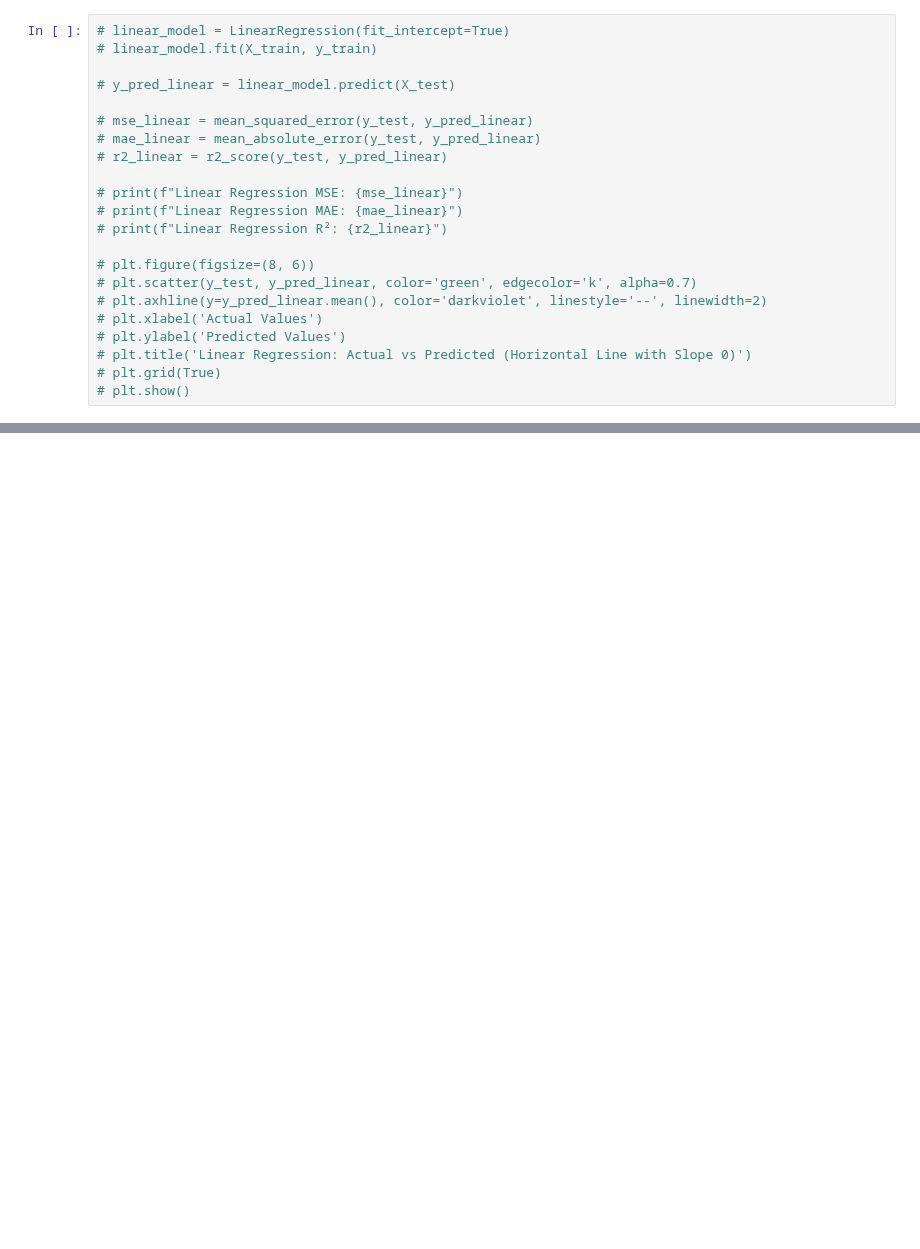
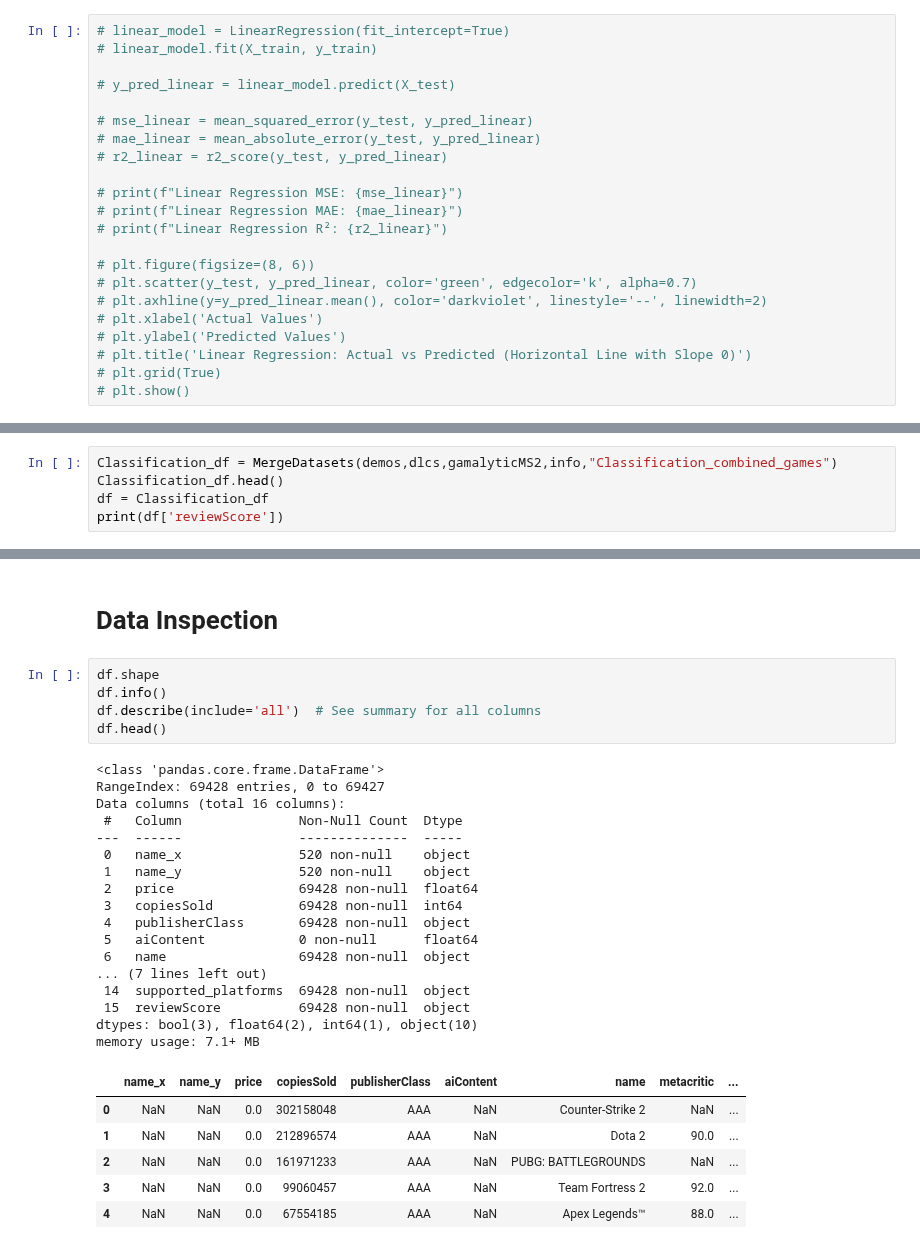
Before and after one commit to ahany42/SteamGamesPredictions, a Jupyter notebook: steam-games.ipynb, the cells around one changed output, grey strips where cells are left out. Saved outputs shown, nothing was run; the diff lists cells and outputs as text; blank space fills up the shorter version.

Commit message:
78.5% Classification Accuracy

```diff
--- a/steam-games.ipynb
+++ b/steam-games.ipynb
@@ -1276,0 +1102,5 @@ print(f"Test Accuracy:  {test_acc:.4f}")
+# %%
+Classification_df = MergeDatasets(demos,dlcs,gamalyticMS2,info,"Classification_combined_games")
+Classification_df.head()
+df = Classification_df
+print(df['reviewScore'])
@@ -1276,0 +1125,31 @@ print(f"Test Accuracy:  {test_acc:.4f}")
+# %% [markdown]
+# Data Inspection
+# %%
+df.shape
+df.info()
+df.describe(include='all')  # See summary for all columns
+df.head()
+# %% [output]
+<class 'pandas.core.frame.DataFrame'>
+RangeIndex: 69428 entries, 0 to 69427
+Data columns (total 16 columns):
+ #   Column               Non-Null Count  Dtype
+---  ------               --------------  -----
+ 0   name_x               520 non-null    object
+ 1   name_y               520 non-null    object
+ 2   price                69428 non-null  float64
+ 3   copiesSold           69428 non-null  int64
+ 4   publisherClass       69428 non-null  object
+ 5   aiContent            0 non-null      float64
+ 6   name                 69428 non-null  object
+... (7 lines left out)
+ 14  supported_platforms  69428 non-null  object
+ 15  reviewScore          69428 non-null  object
+dtypes: bool(3), float64(2), int64(1), object(10)
+memory usage: 7.1+ MB
+|  | name_x | name_y | price | copiesSold | publisherClass | aiContent | name | metacritic | ... |
+| 0 | NaN | NaN | 0.0 | 302158048 | AAA | NaN | Counter-Strike 2 | NaN | ... |
+| 1 | NaN | NaN | 0.0 | 212896574 | AAA | NaN | Dota 2 | 90.0 | ... |
+| 2 | NaN | NaN | 0.0 | 161971233 | AAA | NaN | PUBG: BATTLEGROUNDS | NaN | ... |
+| 3 | NaN | NaN | 0.0 | 99060457 | AAA | NaN | Team Fortress 2 | 92.0 | ... |
+| 4 | NaN | NaN | 0.0 | 67554185 | AAA | NaN | Apex Legends™ | 88.0 | ... |
```
Also changed, not shown: parts of 101 cells of this notebook.
